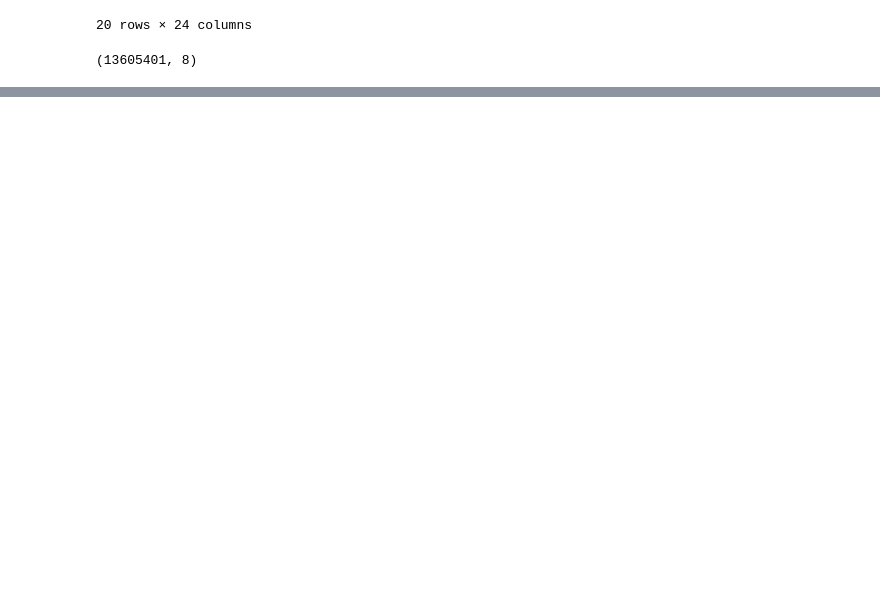
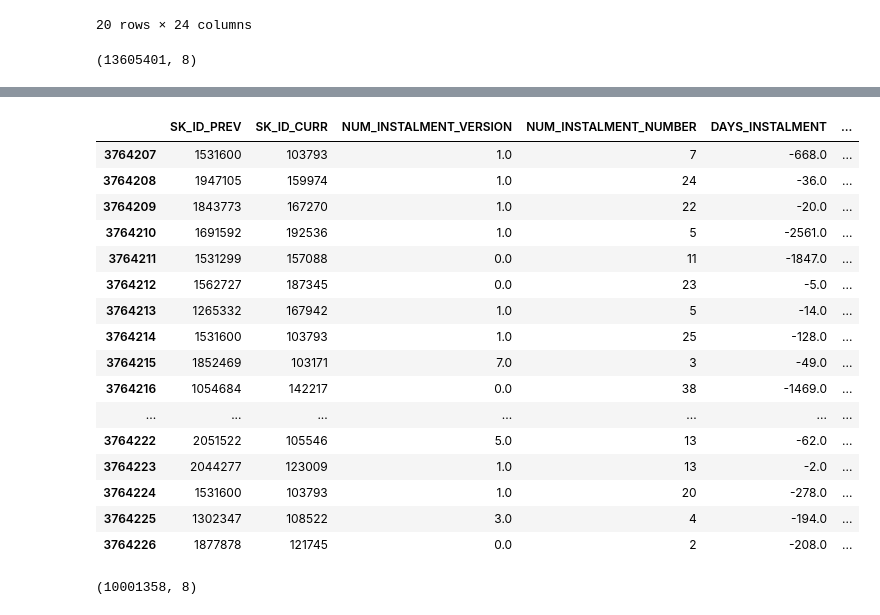
Before and after one commit to SirHelpMePlease/Home-Credit-Default-Risk-Kaggle, a Jupyter notebook: 02_feature_engineering.ipynb, the cells around one changed output, grey strips where cells are left out. Cells and saved outputs as stored; diff of their text form; code cells hidden in the pictures; blank space fills up the shorter version.

```diff
--- a/02_feature_engineering.ipynb
+++ b/02_feature_engineering.ipynb
@@ -359,0 +367,3 @@ installments_payments.shape
+# %%
+installments_payments["payment_delay"] = installments_payments["DAYS_ENTRY_PAYMENT"] - installments_payments["DAYS_INSTALMENT"]
+installments_payments["payment_diff"] = installments_payments["AMT_PAYMENT"] - installments_payments["AMT_INSTALMENT"]
@@ -359,0 +398,20 @@ installments_payments.shape
+# %%
+installments_payments[installments_payments["payment_delay"].isnull()].head(20)
+# %% [output]
+|  | SK_ID_PREV | SK_ID_CURR | NUM_INSTALMENT_VERSION | NUM_INSTALMENT_NUMBER | DAYS_INSTALMENT | ... |
+| 3764207 | 1531600 | 103793 | 1.0 | 7 | -668.0 | ... |
+| 3764208 | 1947105 | 159974 | 1.0 | 24 | -36.0 | ... |
+| 3764209 | 1843773 | 167270 | 1.0 | 22 | -20.0 | ... |
+| 3764210 | 1691592 | 192536 | 1.0 | 5 | -2561.0 | ... |
+| 3764211 | 1531299 | 157088 | 0.0 | 11 | -1847.0 | ... |
+| 3764212 | 1562727 | 187345 | 0.0 | 23 | -5.0 | ... |
+| 3764213 | 1265332 | 167942 | 1.0 | 5 | -14.0 | ... |
+| 3764214 | 1531600 | 103793 | 1.0 | 25 | -128.0 | ... |
+| 3764215 | 1852469 | 103171 | 7.0 | 3 | -49.0 | ... |
+| 3764216 | 1054684 | 142217 | 0.0 | 38 | -1469.0 | ... |
+| ... | ... | ... | ... | ... | ... | ... |
+| 3764222 | 2051522 | 105546 | 5.0 | 13 | -62.0 | ... |
+| 3764223 | 2044277 | 123009 | 1.0 | 13 | -2.0 | ... |
+| 3764224 | 1531600 | 103793 | 1.0 | 20 | -278.0 | ... |
+| 3764225 | 1302347 | 108522 | 3.0 | 4 | -194.0 | ... |
+| 3764226 | 1877878 | 121745 | 0.0 | 2 | -208.0 | ... |
@@ -359,0 +433,4 @@ installments_payments.shape
+# %%
+POS_CASH_balance.shape
+# %% [output]
+(10001358, 8)
```
Also changed, not shown: parts of 26 cells of this notebook.
